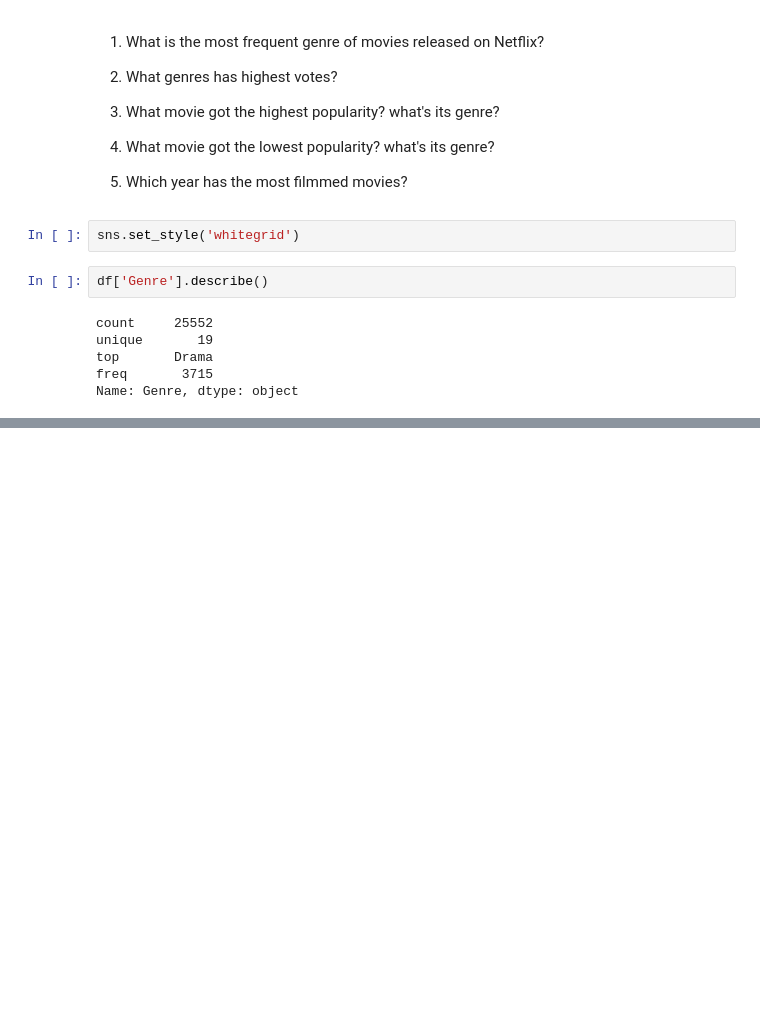
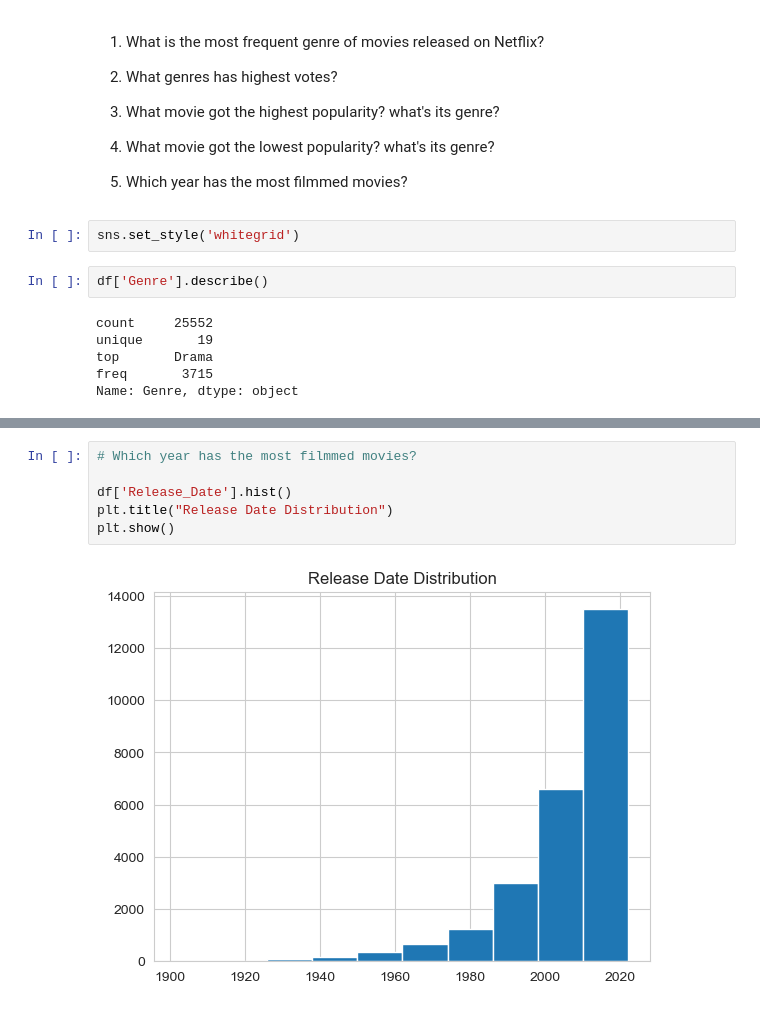
Before and after one commit to MdFaizuddin-Mujahid/Netflix-EDA, a Jupyter notebook: Netflix_EDA.ipynb, the cells around one changed output, grey strips where cells are left out. Drawn from its saved outputs; the diff is of its cells as text; blank space fills up the shorter version.

```diff
--- a/Netflix_EDA.ipynb
+++ b/Netflix_EDA.ipynb
@@ -247,0 +298,8 @@ plt.show()
+# %%
+# Which year has the most filmmed movies?
+
+df['Release_Date'].hist()
+plt.title("Release Date Distribution")
+plt.show()
+# %% [output]
+[figure, added]
```
Also changed, not shown: parts of 6 cells of this notebook.
